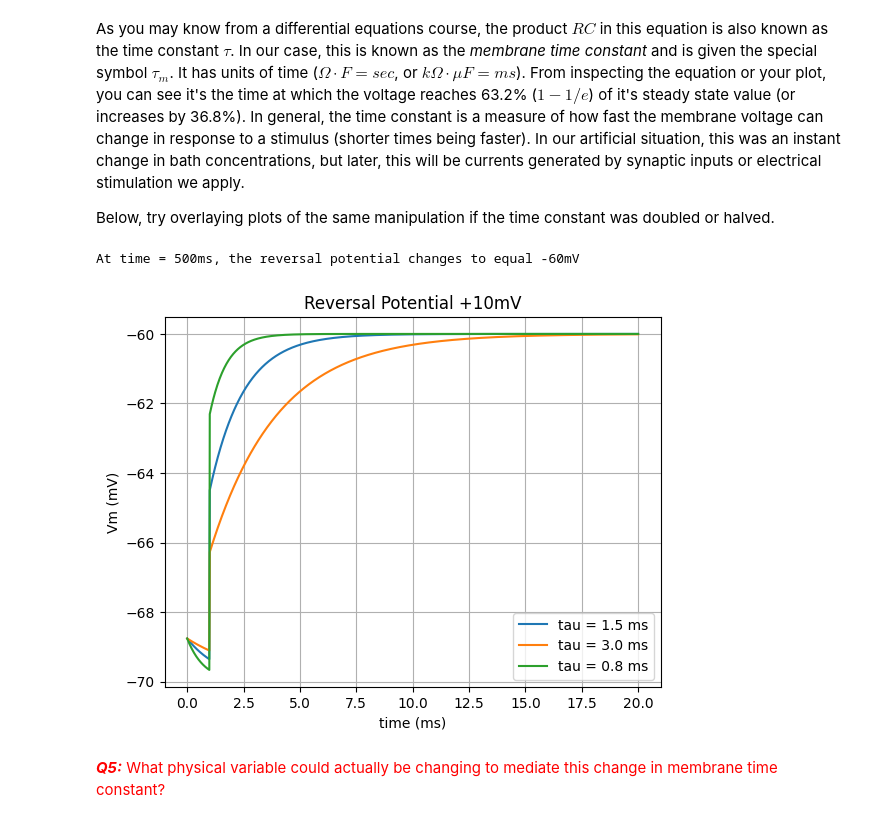
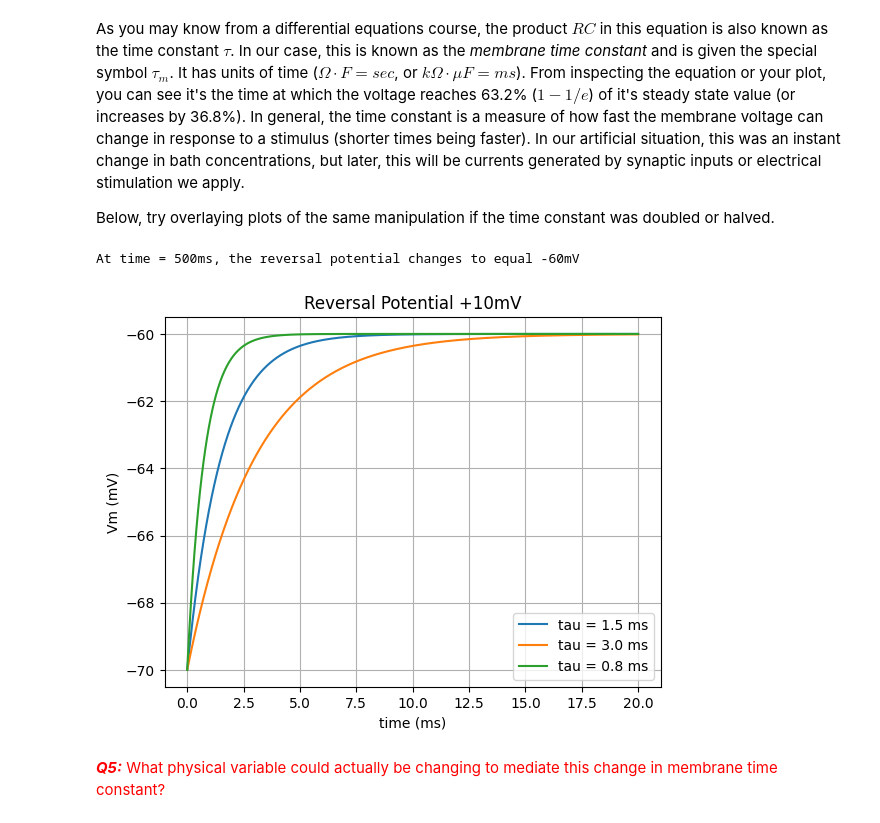
Before and after one commit to penelopetir/24SBIOL74.03PT, a Jupyter notebook: Exercise_3_Membrane_Voltage_Ionic_Currents.ipynb, the cells around one changed output. Drawn from its saved outputs; the diff is of its cells as text; code cells hidden in the pictures.

```diff
--- a/Exercise_3_Membrane_Voltage_Ionic_Currents.ipynb
+++ b/Exercise_3_Membrane_Voltage_Ionic_Currents.ipynb
@@ -269,9 +273,8 @@ Now, let's use this model to simulate a simplified version of the experiment we
 Use the equation above and `numpy`/`matplotlib` to plot the voltage in $mV$ vs. time in $ms$. Use the $R$ and $C$ values we calculated at the beginning for a spherical cell for $R_{m}$ and $C_{m}$. Be careful about units!
 # %%
 t = np.linspace(0,0.01,1000) # time in seconds
-E_rev = -70*np.ones(t.shape) #mV
-E_rev[100:] = -60
-Vo = calcVmGoldman(P,C_e,C_i, Z) #this was the previously calculated one
+E_rev = -60*np.ones(t.shape) #mV
+Vo = -70
 tau = R*C
 Vm = ((Vo-E_rev)*np.exp(-t/tau))+E_rev
 
@@ -293,29 +296,28 @@ Below, try overlaying plots of the same manipulation if the time constant was do
 # %%
 # Your code goes here
 t = np.linspace(0,0.02,1000) # time in seconds
-E_rev = -70*np.ones(t.shape) #mV
-E_rev[50:] = -60
+E_rev = -60*np.ones(t.shape) #mV
 tau1 = tau
 tau2 = tau*2
 tau3 = tau*0.5
 Vm1 = (Vo-E_rev)*np.exp(-t/tau1)+E_rev
 Vm2 = (Vo-E_rev)*np.exp(-t/tau2)+E_rev
 Vm3 = (Vo-E_rev)*np.exp(-t/tau3)+E_rev
 
 fig = plt.figure()
 ax = fig.add_subplot(111)
 ax.plot(t*1e3,Vm1,label='tau = {:.1f} ms'.format(tau1*1e3))
 ax.plot(t*1e3,Vm2,label='tau = {:.1f} ms'.format(tau2*1e3))
 ax.plot(t*1e3,Vm3,label='tau = {:.1f} ms'.format(tau3*1e3))
 ax.set_xlabel('time (ms)')
 ax.set_ylabel('Vm (mV)')
 ax.grid(visible=True)
 ax.legend()
 ax.set_title("Reversal Potential +10mV")
 print("At time = 500ms, the reversal potential changes to equal -60mV\n")
 # %% [output]
 At time = 500ms, the reversal potential changes to equal -60mV
-[figure, old version]
+[figure, new version]
 # %% [markdown]
 <font color='red'><b><i>Q5:</b></i> What physical variable could actually be changing to mediate this change in membrane time constant?
 
```
Also changed, not shown: parts of 4 cells of this notebook.
